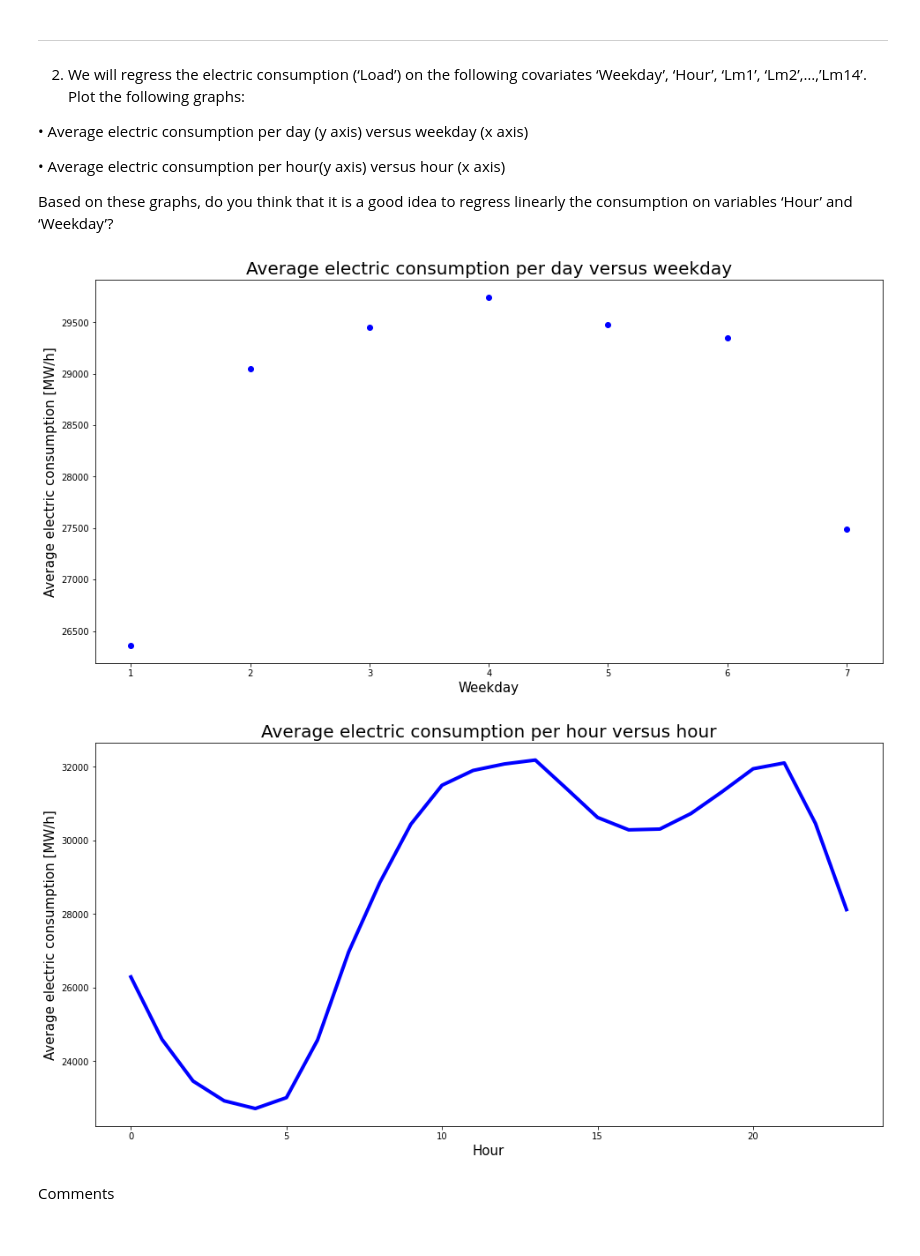
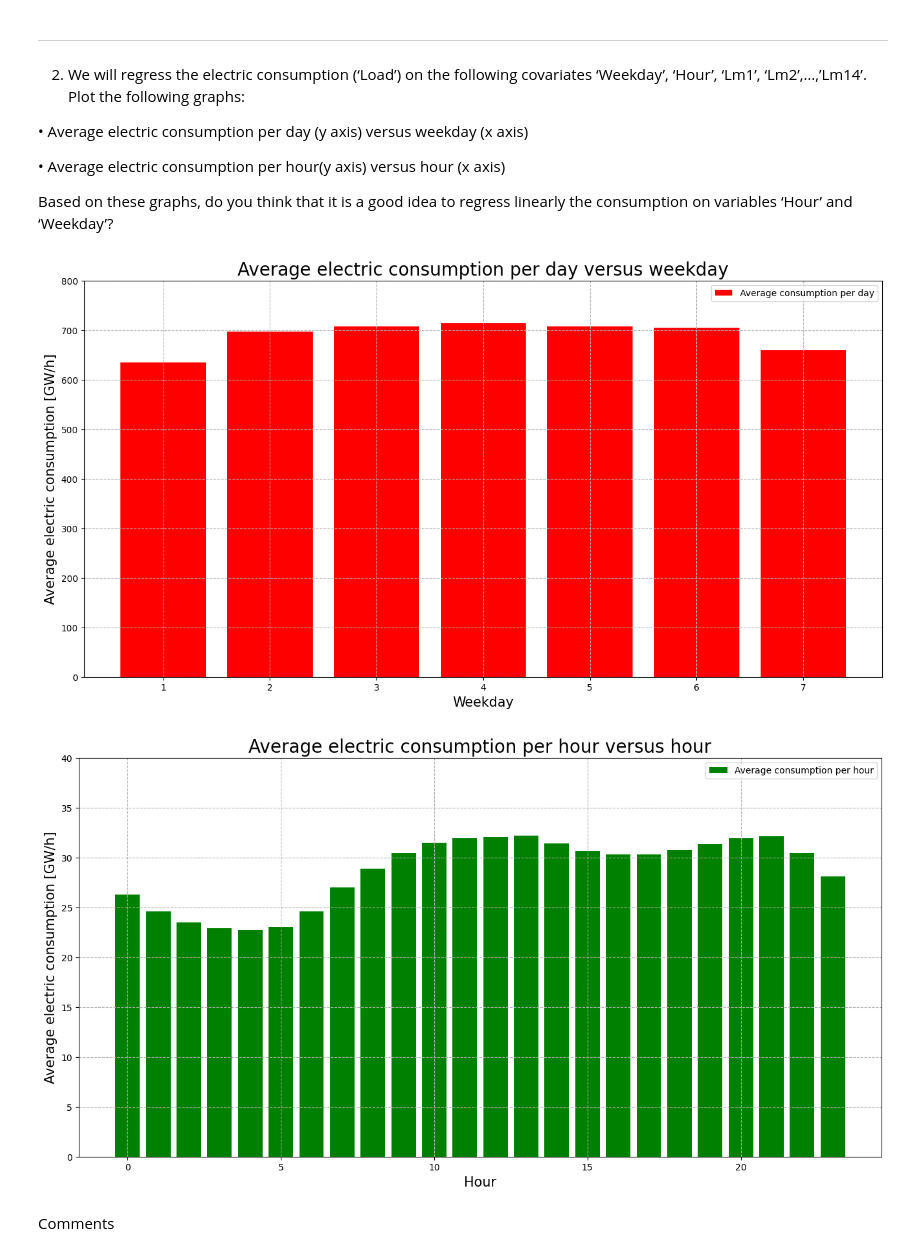
Before and after one commit to MxDx/Hackatons_2, a Jupyter notebook: hackathon2_without_code.ipynb, the cells around one changed output. Drawn from its saved outputs; the diff is of its cells as text; code cells hidden in the pictures.

Commit message:
Correction + changement des graphs

```diff
--- a/hackathon2_without_code.ipynb
+++ b/hackathon2_without_code.ipynb
@@ -137,44 +137,55 @@ Comments
 
 Based on these graphs, do you think that it is a good idea to regress linearly the consumption on variables ‘Hour’ and ‘Weekday’?
 # %%
-def av_wd(data):
+def av_wd(data: pd.DataFrame):
+    sum_per_day = data.filter(items=['Date', 'Load', 'Weekday']).groupby(['Date']).sum()
     average_weekday = np.zeros(7)
     for i in range(7):
-        average_weekday[i] = np.mean(data[data["Weekday"] == (i+1)].filter(items=['Load']))
+        average_weekday[i] = sum_per_day[sum_per_day["Weekday"] == 24*(i+1)].filter(items=['Load']).mean()
     return average_weekday
 
 def plt_wd(arr):
     x = np.arange(1,8,1)
     plt.figure(figsize=(16,8))
-    plt.plot(x,arr,'ro',color='b')
+    plt.grid(linestyle='--')
+
+    plt.bar(x,arr/1_000,color='r', label="Average consumption per day")
+
     plt.title("Average electric consumption per day versus weekday",fontsize=20)
     plt.xlabel("Weekday",fontsize=15)
-    plt.ylabel("Average electric consumption [MW/h]",fontsize=15)
+    plt.ylabel("Average electric consumption [GW/h]",fontsize=15)
+    plt.legend()
+    plt.ylim(top=800)
     plt.show()
 
 def av_h(data):
     d = data["Hour"]
     average_hour = np.zeros(24)
     for i in range(24):
-        average_hour[i] = np.mean(data[d == i].filter(items=["Load"]))
+        average_hour[i] = data[d == i].filter(items=["Load"]).mean()
     return average_hour
 
 def plt_h(arr):
     x = np.arange(0,24,1)
     plt.figure(figsize=(16,8))
-    plt.plot(x,arr,color='b',linewidth=4)
+    plt.grid(linestyle='--')
+
+    plt.bar(x,arr/1_000,color='g',linewidth=4, label="Average consumption per hour")
+
     plt.title("Average electric consumption per hour versus hour",fontsize=20)
     plt.xlabel("Hour",fontsize=15)
-    plt.ylabel("Average electric consumption [MW/h]",fontsize=15)
+    plt.ylabel("Average electric consumption [GW/h]",fontsize=15)
+    plt.legend()
+    plt.ylim(top=40)
     plt.show()
 
-av1 = av_wd(data_energy_load)
-av2 = av_h(data_energy_load)
-plt_wd(av1)
-plt_h(av2)
+average_weekday = av_wd(data_energy_load)
+average_hour = av_h(data_energy_load)
+plt_wd(average_weekday)
+plt_h(average_hour)
 # %% [output]
-[figure, old version]
+[figure, new version]
-[figure, old version]
+[figure, new version]
 # %% [markdown]
 Comments
 # %% [markdown]
```
Also changed, not shown: parts of 1 cell of this notebook.
